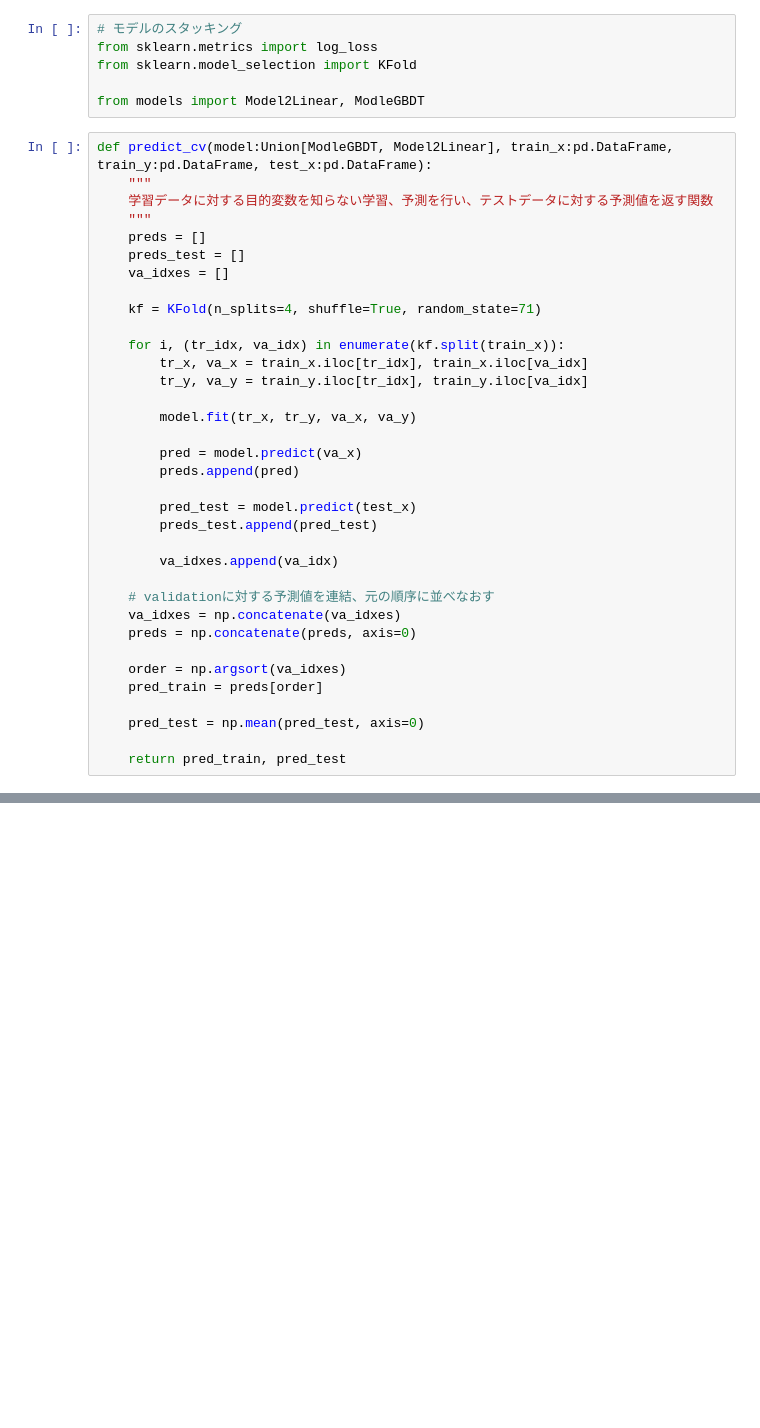
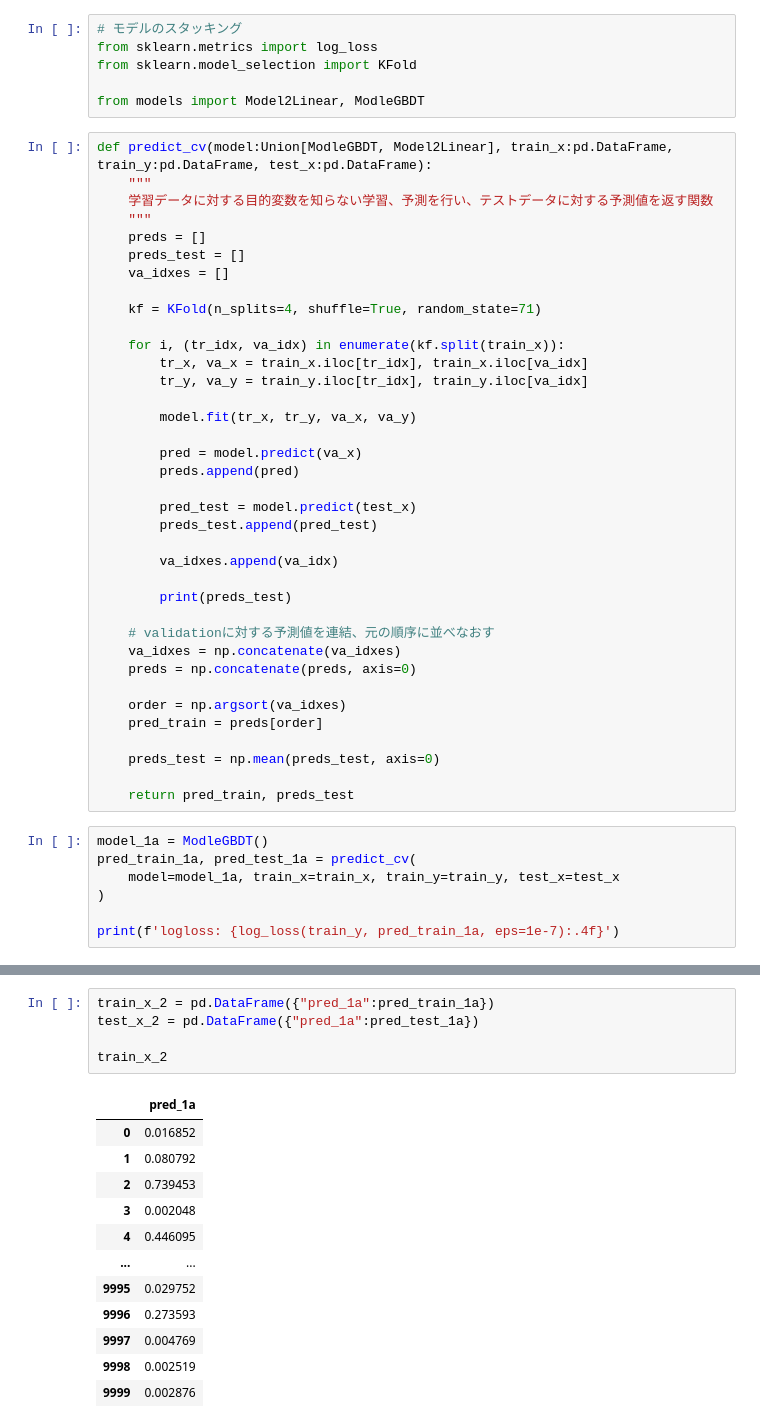
Before and after one commit to kitakou0313/titanic, a Jupyter notebook: kaggle_book/ch7/1.ipynb, the cells around one changed output, grey strips where cells are left out. Cells and saved outputs as stored; diff of their text form; blank space fills up the shorter version.

Commit message:
Predict class with stacked features

```diff
--- a/kaggle_book/ch7/1.ipynb
+++ b/kaggle_book/ch7/1.ipynb
@@ -40,6 +54,8 @@ def predict_cv(model:Union[ModleGBDT, Model2Linear], train_x:pd.DataFrame, train
 
         va_idxes.append(va_idx)
 
+        print(preds_test)
+
     # validationに対する予測値を連結、元の順序に並べなおす
     va_idxes = np.concatenate(va_idxes)
     preds = np.concatenate(preds, axis=0)
@@ -47,6 +63,13 @@ def predict_cv(model:Union[ModleGBDT, Model2Linear], train_x:pd.DataFrame, train
     order = np.argsort(va_idxes)
     pred_train = preds[order]
 
-    pred_test = np.mean(pred_test, axis=0)
+    preds_test = np.mean(preds_test, axis=0)
 
-    return pred_train, pred_test
+    return pred_train, preds_test
+# %%
+model_1a = ModleGBDT()
+pred_train_1a, pred_test_1a = predict_cv(
+    model=model_1a, train_x=train_x, train_y=train_y, test_x=test_x
+)
+
+print(f'logloss: {log_loss(train_y, pred_train_1a, eps=1e-7):.4f}')
@@ -52,0 +99,18 @@ def predict_cv(model:Union[ModleGBDT, Model2Linear], train_x:pd.DataFrame, train
+# %%
+train_x_2 = pd.DataFrame({"pred_1a":pred_train_1a})
+test_x_2 = pd.DataFrame({"pred_1a":pred_test_1a})
+
+train_x_2
+# %% [output]
+|  | pred_1a |
+| 0 | 0.016852 |
+| 1 | 0.080792 |
+| 2 | 0.739453 |
+| 3 | 0.002048 |
+| 4 | 0.446095 |
+| ... | ... |
+| 9995 | 0.029752 |
+| 9996 | 0.273593 |
+| 9997 | 0.004769 |
+| 9998 | 0.002519 |
+| 9999 | 0.002876 |
```
Also changed, not shown: parts of 5 cells of this notebook.
